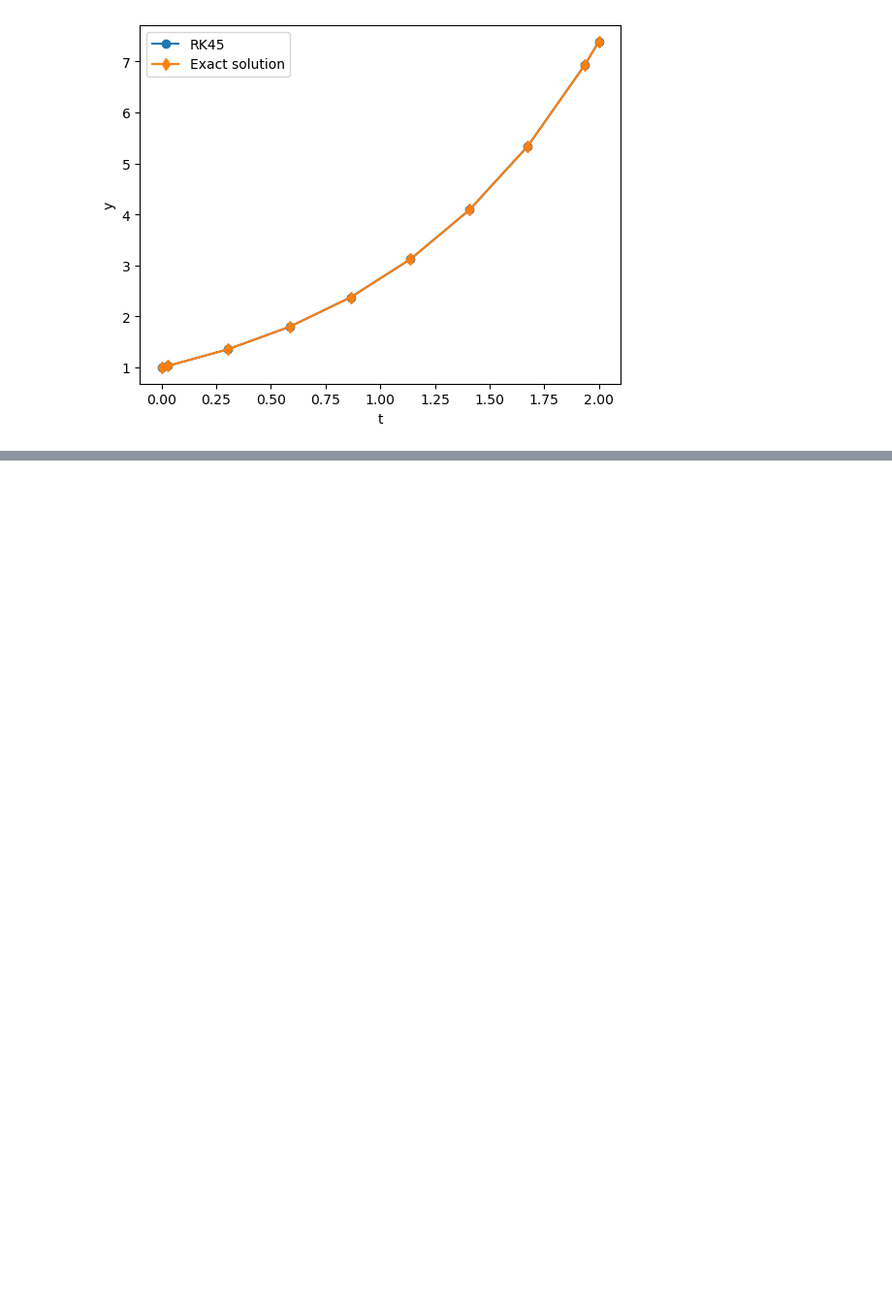
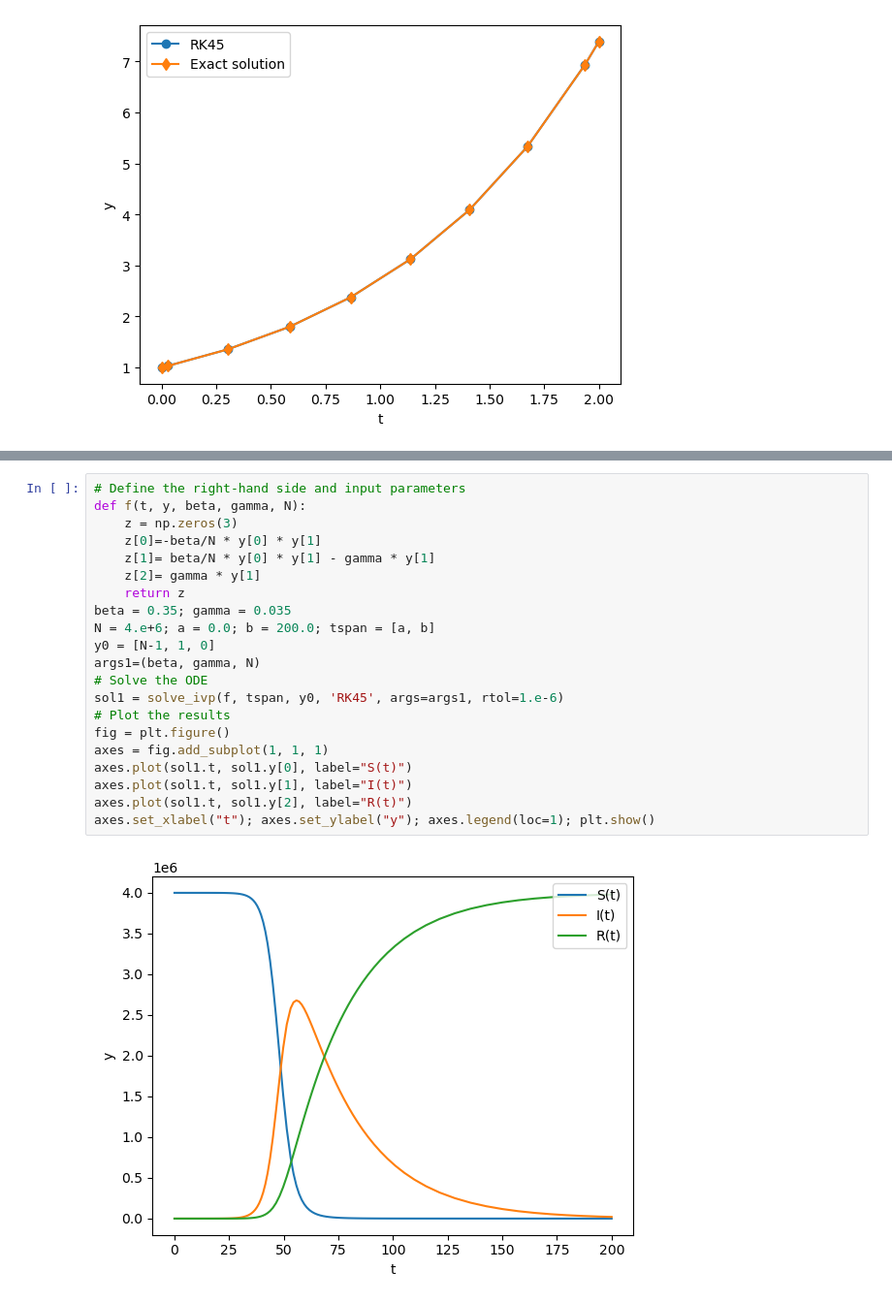
Before and after one commit to dmitsot/computational_mathematics, a Jupyter notebook: Chapter8.ipynb, the cells around one changed output, grey strips where cells are left out. Shown at 97% size. Cells and saved outputs as stored; diff of their text form; blank space fills up the shorter version.

```diff
--- a/Chapter8.ipynb
+++ b/Chapter8.ipynb
@@ -455,0 +434,23 @@ plt.show()
+# %%
+# Define the right-hand side and input parameters
+def f(t, y, beta, gamma, N):
+    z = np.zeros(3)
+    z[0]=-beta/N * y[0] * y[1]
+    z[1]= beta/N * y[0] * y[1] - gamma * y[1]
+    z[2]= gamma * y[1]
+    return z
+beta = 0.35; gamma = 0.035
+N = 4.e+6; a = 0.0; b = 200.0; tspan = [a, b]
+y0 = [N-1, 1, 0]
+args1=(beta, gamma, N)
+# Solve the ODE
+sol1 = solve_ivp(f, tspan, y0, 'RK45', args=args1, rtol=1.e-6)
+# Plot the results
+fig = plt.figure()
+axes = fig.add_subplot(1, 1, 1)
+axes.plot(sol1.t, sol1.y[0], label="S(t)")
+axes.plot(sol1.t, sol1.y[1], label="I(t)")
+axes.plot(sol1.t, sol1.y[2], label="R(t)")
+axes.set_xlabel("t"); axes.set_ylabel("y"); axes.legend(loc=1); plt.show()
+# %% [output]
+[figure, added]
```
Also changed, not shown: parts of 10 cells of this notebook, 11 other files.
